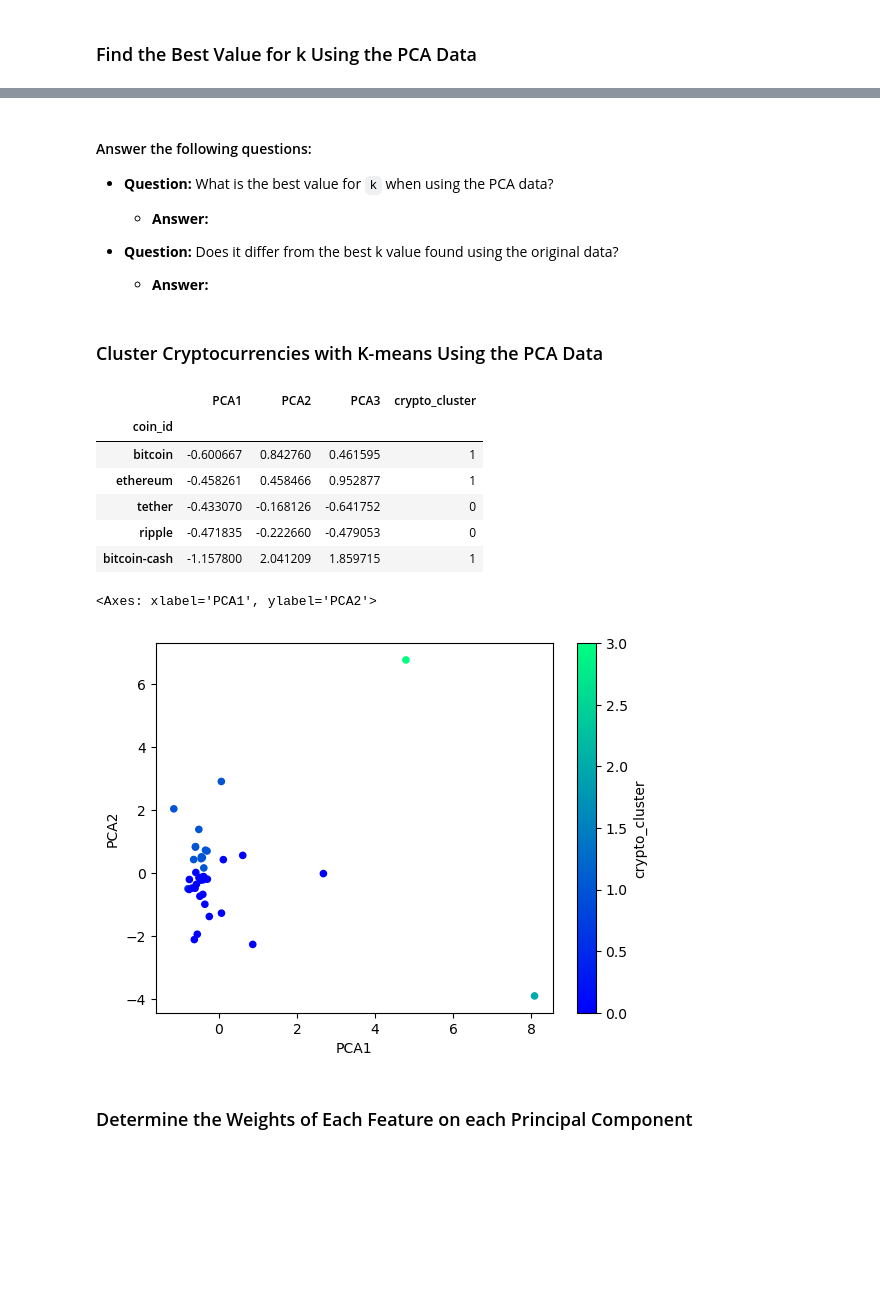
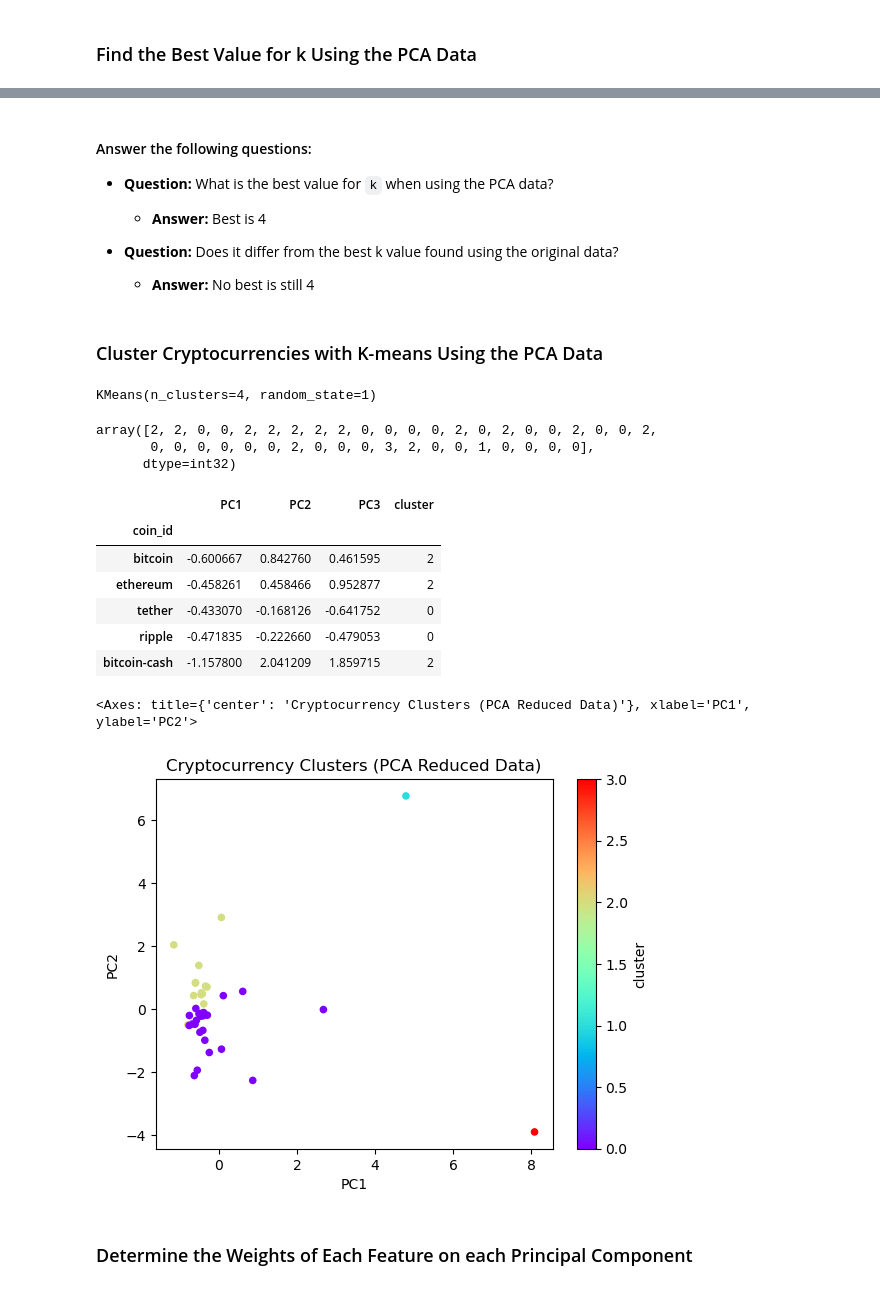
Before and after one commit to sppencerr/CryptoClustering, a Jupyter notebook: Crypto_Clustering_starter_code.ipynb, the cells around one changed output, grey strips where cells are left out. Cells and saved outputs as stored; diff of their text form; code cells hidden in the pictures; blank space fills up the shorter version.

Commit message:
Completed PCA clustering with k=4, added cluster predictions, visualized PCA scatterplot, and analyzed feature influence on principal components

```diff
--- a/Crypto_Clustering_starter_code.ipynb
+++ b/Crypto_Clustering_starter_code.ipynb
@@ -269,44 +278,61 @@ array([0.3719856 , 0.34700813, 0.17603793])
 #### Answer the following questions:
 * **Question:** What is the best value for `k` when using the PCA data?
 
-  * **Answer:**
+  * **Answer:** Best is 4
 
 
 * **Question:** Does it differ from the best k value found using the original data?
 
-  * **Answer:**
+  * **Answer:** No best is still 4
 # %% [markdown]
 ### Cluster Cryptocurrencies with K-means Using the PCA Data
 # %%
 # Initialize the K-Means model using the best value for k
+kmeans_pca = KMeans(n_clusters=4, random_state=1)
 # %%
 # Fit the K-Means model using the PCA data
+kmeans_pca.fit(pca_df)
+# %% [output]
+KMeans(n_clusters=4, random_state=1)
 # %%
 # Predict the clusters to group the cryptocurrencies using the PCA data
+pca_clusters = kmeans_pca.predict(pca_df)
 
-
-# Print the resulting array of cluster values.
+# Print the resulting array of cluster values
+pca_clusters
+# %% [output]
+array([2, 2, 0, 0, 2, 2, 2, 2, 2, 0, 0, 0, 0, 2, 0, 2, 0, 0, 2, 0, 0, 2,
+       0, 0, 0, 0, 0, 0, 2, 0, 0, 0, 3, 2, 0, 0, 1, 0, 0, 0, 0],
+      dtype=int32)
 # %%
 # Create a copy of the DataFrame with the PCA data
-
+clustered_pca_df = pca_df.copy()
 
 # Add a new column to the DataFrame with the predicted clusters
-
+clustered_pca_df['cluster'] = pca_clusters
 
 # Display sample data
+clustered_pca_df.head()
 # %% [output]
-|  | PCA1 | PCA2 | PCA3 | crypto_cluster |
+|  | PC1 | PC2 | PC3 | cluster |
 | coin_id |  |  |  |  |
-| bitcoin | -0.600667 | 0.842760 | 0.461595 | 1 |
-| ethereum | -0.458261 | 0.458466 | 0.952877 | 1 |
+| bitcoin | -0.600667 | 0.842760 | 0.461595 | 2 |
+| ethereum | -0.458261 | 0.458466 | 0.952877 | 2 |
 | tether | -0.433070 | -0.168126 | -0.641752 | 0 |
 | ripple | -0.471835 | -0.222660 | -0.479053 | 0 |
-| bitcoin-cash | -1.157800 | 2.041209 | 1.859715 | 1 |
+| bitcoin-cash | -1.157800 | 2.041209 | 1.859715 | 2 |
 # %%
 # Create a scatter plot by setting `x="PCA1"` and `y="PCA2"`.
+clustered_pca_df.plot.scatter(
+    x="PC1",
+    y="PC2",
+    c="cluster",
+    colormap="rainbow",
+    title="Cryptocurrency Clusters (PCA Reduced Data)"
+)
 # %% [output]
-<Axes: xlabel='PCA1', ylabel='PCA2'>
+<Axes: title={'center': 'Cryptocurrency Clusters (PCA Reduced Data)'}, xlabel='PC1', ylabel='PC2'>
-[figure, old version]
+[figure, new version]
 # %% [markdown]
 ### Determine the Weights of Each Feature on each Principal Component
 # %%
```
Also changed, not shown: parts of 8 cells of this notebook.
